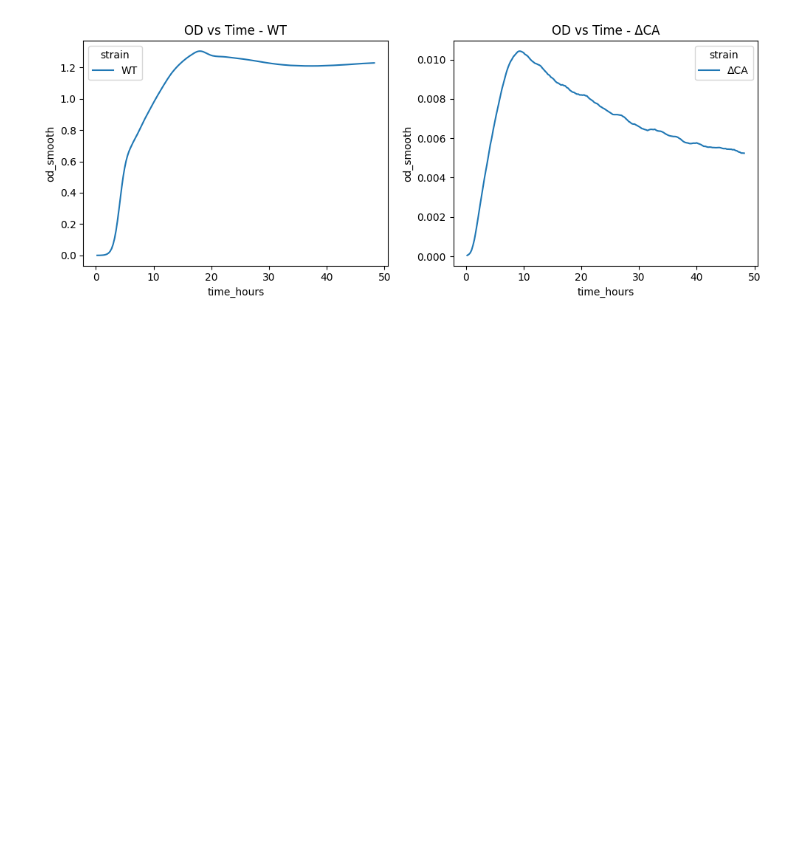
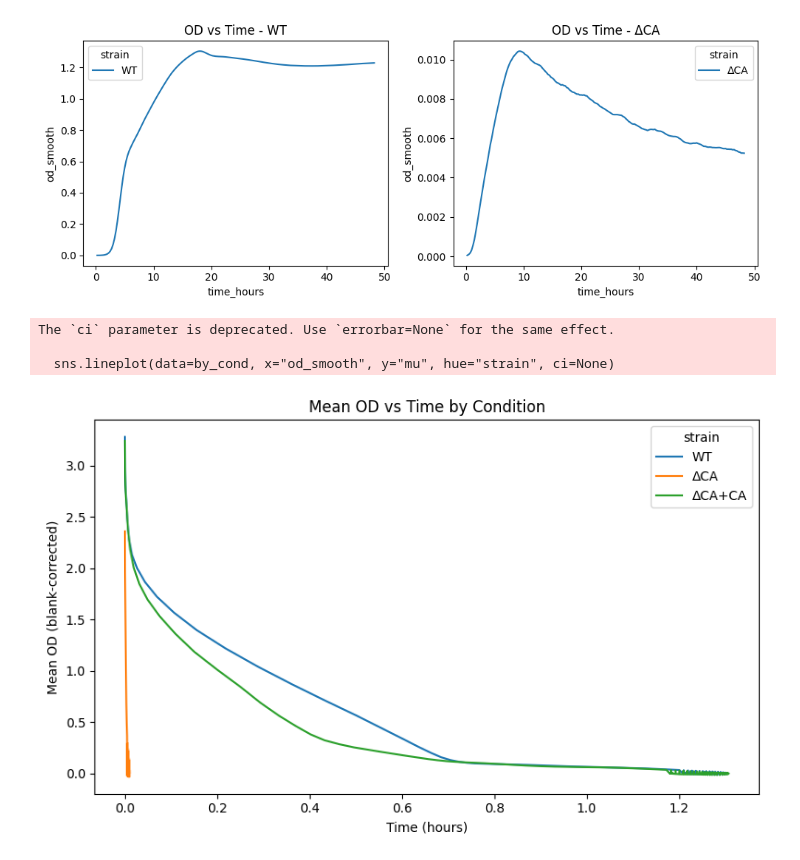
Before and after one commit to Eden-Elkayam/wellflow, a Jupyter notebook: examples/ecoli_ca_knockout_tutorial.ipynb, the cells around one changed output. Drawn from its saved outputs; the diff is of its cells as text; code cells hidden in the pictures; blank space fills up the shorter version.

Commit message:
clarifying correct use of threshold

```diff
--- a/examples/ecoli_ca_knockout_tutorial.ipynb
+++ b/examples/ecoli_ca_knockout_tutorial.ipynb
@@ -207,14 +206,14 @@ by_cond = (full.groupby(["strain", "time_hours"], as_index=False)
     .agg(
         od_mean=("od_blank", "mean"),
         od_std=("od_blank", "std"),
-        n=("od_blank", "size")
+        n=("od_blank", "size"),
     )
 )
 unique_conditions = "strain"
 # smooth and compute mu grouped by condition
 by_cond = with_smoothed_od(by_cond, group_by=unique_conditions, od="od_mean", window=5)
-by_cond = add_growth_rate(by_cond, window=10, group_by=unique_conditions, od="od_mean")
+by_cond = add_growth_rate(by_cond, window=10, group_by=unique_conditions, od="od_smooth")
 # Estimate a global threshold from BLANKED OD (per-well)
 threshold = estimate_early_od_threshold(blanked, od_col="od_blank")
-by_cond_max_mu = summarize_mu_max(by_cond, threshold=threshold, od="od_smooth", group_by=unique_conditions)
-by_cond_max_mu
+# by_cond_max_mu = summarize_mu_max(by_cond, threshold=threshold, od="od_smooth", group_by=unique_conditions)
+# by_cond_max_mu
@@ -236,3 +230,16 @@ sns.lineplot(data=by_cond[mask2],x="time_hours",y="od_smooth",hue="strain",ax=ax
 plt.tight_layout()
 # %% [output]
 [figure]
+# %%
+# Plot mean OD per condition (one line per condition) using the precomputed by_cond
+plt.figure(figsize=(8, 5))
+sns.lineplot(data=by_cond, x="od_smooth", y="mu", hue="strain", ci=None)
+plt.xlabel("Time (hours)")
+plt.ylabel("Mean OD (blank-corrected)")
+plt.title("Mean OD vs Time by Condition")
+plt.tight_layout()
+# %% [output]
+The `ci` parameter is deprecated. Use `errorbar=None` for the same effect.
+
+  sns.lineplot(data=by_cond, x="od_smooth", y="mu", hue="strain", ci=None)
+[figure, added]
```
Also changed, not shown: parts of 2 cells of this notebook, 2 other files.
